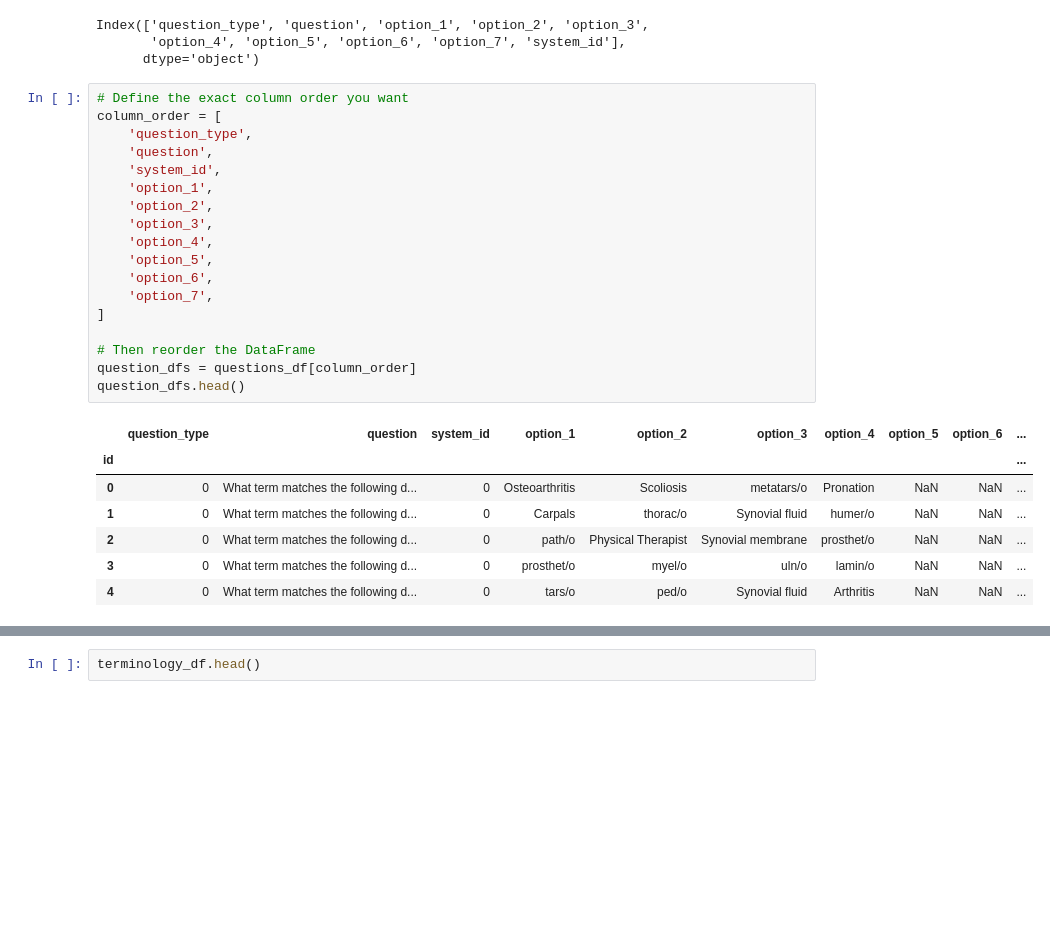
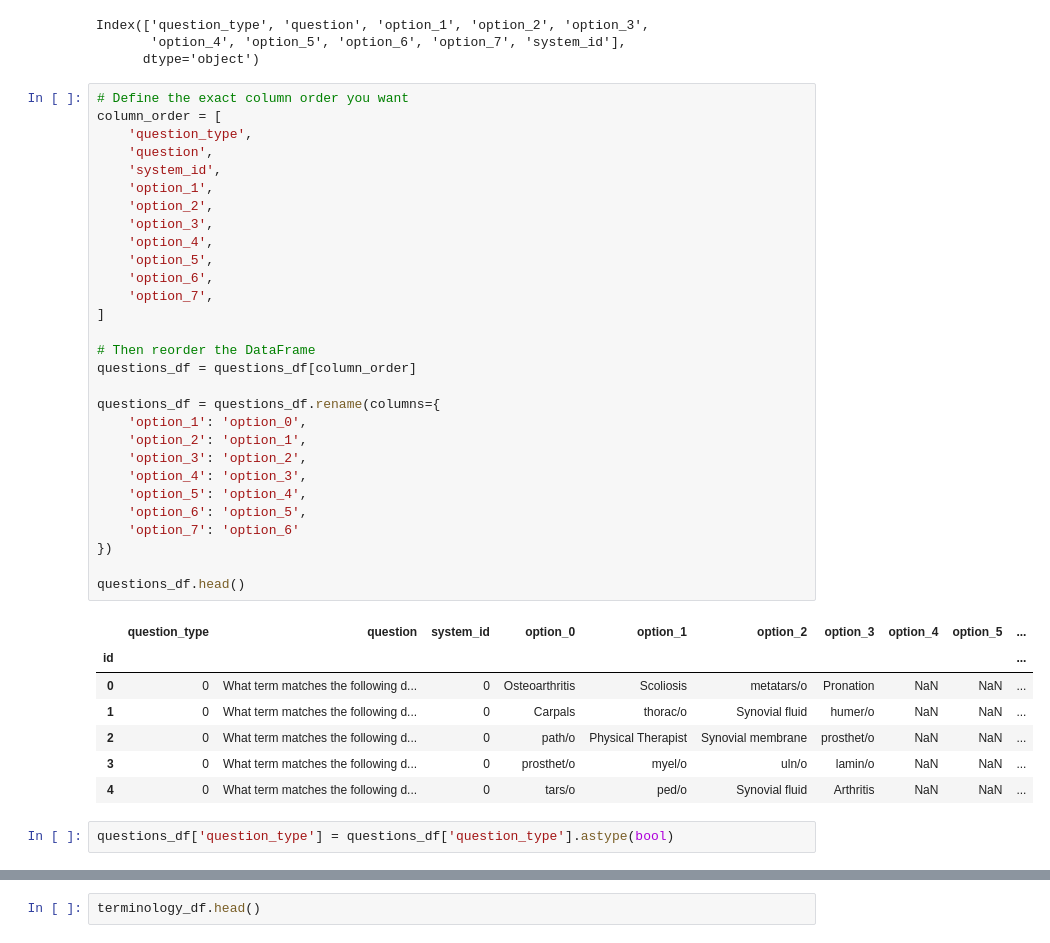
Before and after one commit to pontheazahraii/Medilingo, a Jupyter notebook: Resources/clean.ipynb, the cells around one changed output, grey strips where cells are left out. Saved outputs shown, nothing was run; the diff lists cells and outputs as text; blank space fills up the shorter version.

```diff
--- a/Resources/clean.ipynb
+++ b/Resources/clean.ipynb
@@ -89,27 +91,40 @@ Index(['question_type', 'question', 'option_1', 'option_2', 'option_3',
 # %%
 # Define the exact column order you want
 column_order = [
     'question_type',
     'question',
     'system_id',
     'option_1',
     'option_2',
     'option_3',
     'option_4',
     'option_5',
     'option_6',
     'option_7',
 ]
 
 # Then reorder the DataFrame
-question_dfs = questions_df[column_order]
-question_dfs.head()
+questions_df = questions_df[column_order]
+
+questions_df = questions_df.rename(columns={
+    'option_1': 'option_0',
+    'option_2': 'option_1',
+    'option_3': 'option_2',
+    'option_4': 'option_3',
+    'option_5': 'option_4',
+    'option_6': 'option_5',
+    'option_7': 'option_6'
+})
+
+questions_df.head()
 # %% [output]
-|  | question_type | question | system_id | option_1 | option_2 | option_3 | option_4 | option_5 | option_6 | ... |
+|  | question_type | question | system_id | option_0 | option_1 | option_2 | option_3 | option_4 | option_5 | ... |
 | id |  |  |  |  |  |  |  |  |  | ... |
 | 0 | 0 | What term matches the following d... | 0 | Osteoarthritis | Scoliosis | metatars/o | Pronation | NaN | NaN | ... |
 | 1 | 0 | What term matches the following d... | 0 | Carpals | thorac/o | Synovial fluid | humer/o | NaN | NaN | ... |
 | 2 | 0 | What term matches the following d... | 0 | path/o | Physical Therapist | Synovial membrane | prosthet/o | NaN | NaN | ... |
 | 3 | 0 | What term matches the following d... | 0 | prosthet/o | myel/o | uln/o | lamin/o | NaN | NaN | ... |
 | 4 | 0 | What term matches the following d... | 0 | tars/o | ped/o | Synovial fluid | Arthritis | NaN | NaN | ... |
+# %%
+questions_df['question_type'] = questions_df['question_type'].astype(bool)
 # %%
```
Also changed, not shown: parts of 3 cells of this notebook, 2 other files.
